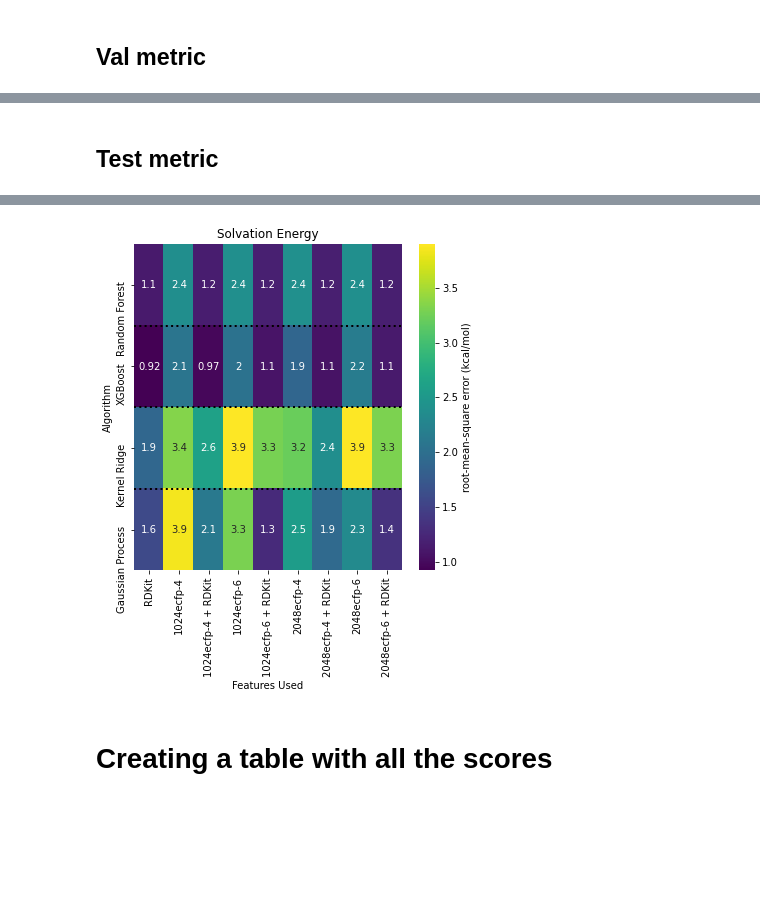
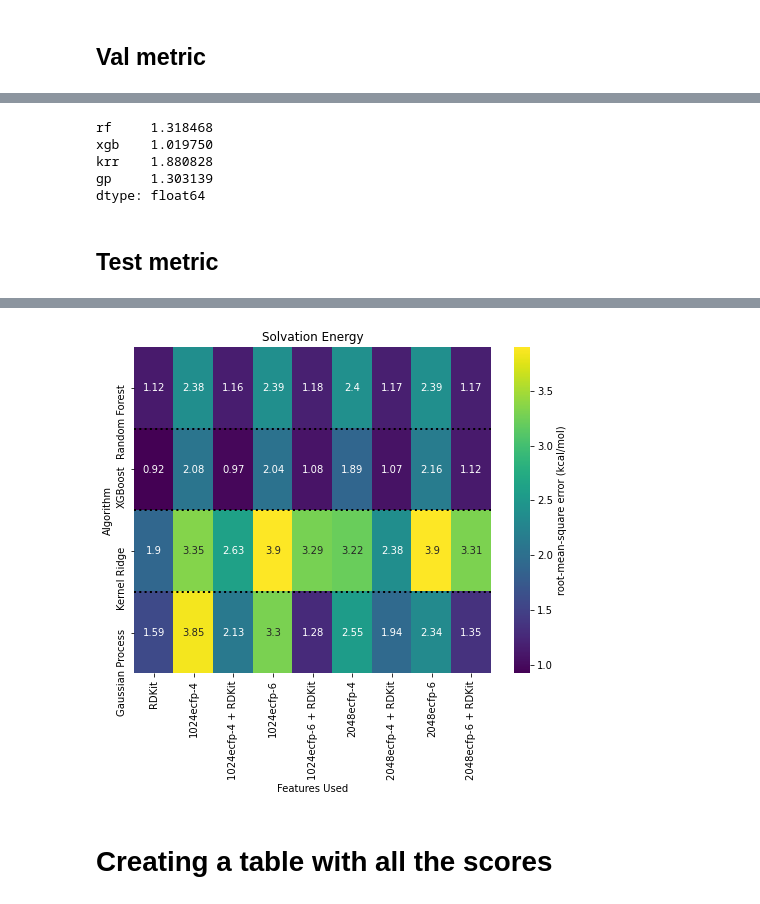
Before and after one commit to GeorgeBatch/moleculenet, a Jupyter notebook: notebooks/visualise_extended_grid_search_results.ipynb, the cells around one changed output, grey strips where cells are left out. Saved outputs shown, nothing was run; the diff lists cells and outputs as text; code cells hidden in the pictures; blank space fills up the shorter version.

```diff
--- a/notebooks/visualise_extended_grid_search_results.ipynb
+++ b/notebooks/visualise_extended_grid_search_results.ipynb
@@ -362,3 +352,11 @@ plt.show()
+# %%
+val_metric.min(axis=1)
+# %% [output]
+rf     1.318468
+xgb    1.019750
+krr    1.880828
+gp     1.303139
+dtype: float64
 # %% [markdown]
 ## Test metric
 # %%
@@ -377,27 +375,14 @@ RMSE : root-mean-square error , unit: (kcal/mol)
 # %%
 df = test_metric.round(2)
 df = df.rename(mapper=mapper, axis='rows')
 df = df.loc[row_order, column_order]
 
-fig, ax = plt.subplots(1,1,figsize=(6,6))
-
-# heatmap
-sns.heatmap(df, annot=True, cmap='viridis',
-            cbar_kws={'label': r"{} {}".format(metrics_to_labels[metric], datasets_to_units[dataset])}, ax=ax)
-
-# horizontal lines to separate the heatmap
-ax.hlines([1, 2, 3], *ax.get_xlim(), linestyle=':', linewidth=2)
-
-# title and labels
-ax.set_ylabel('Algorithm')
-ax.set_xlabel('Features Used')
-ax.set_title(datasets_to_titles[dataset])
-
+plot_algorithm_dataset_comparison_heatmap(df, dataset=dataset, metric=metric)
 
 # fig.savefig(f'{PLOTS_DIR}/algorithm_comparison.jpg', dpi=350, bbox_inches='tight')
 plt.show()
 # %% [output]
-[figure, old version]
+[figure, new version]
 # %% [markdown]
 # Creating a table with all the scores
 # %% [markdown]
```
Also changed, not shown: parts of 4 cells of this notebook, 1 other file.
